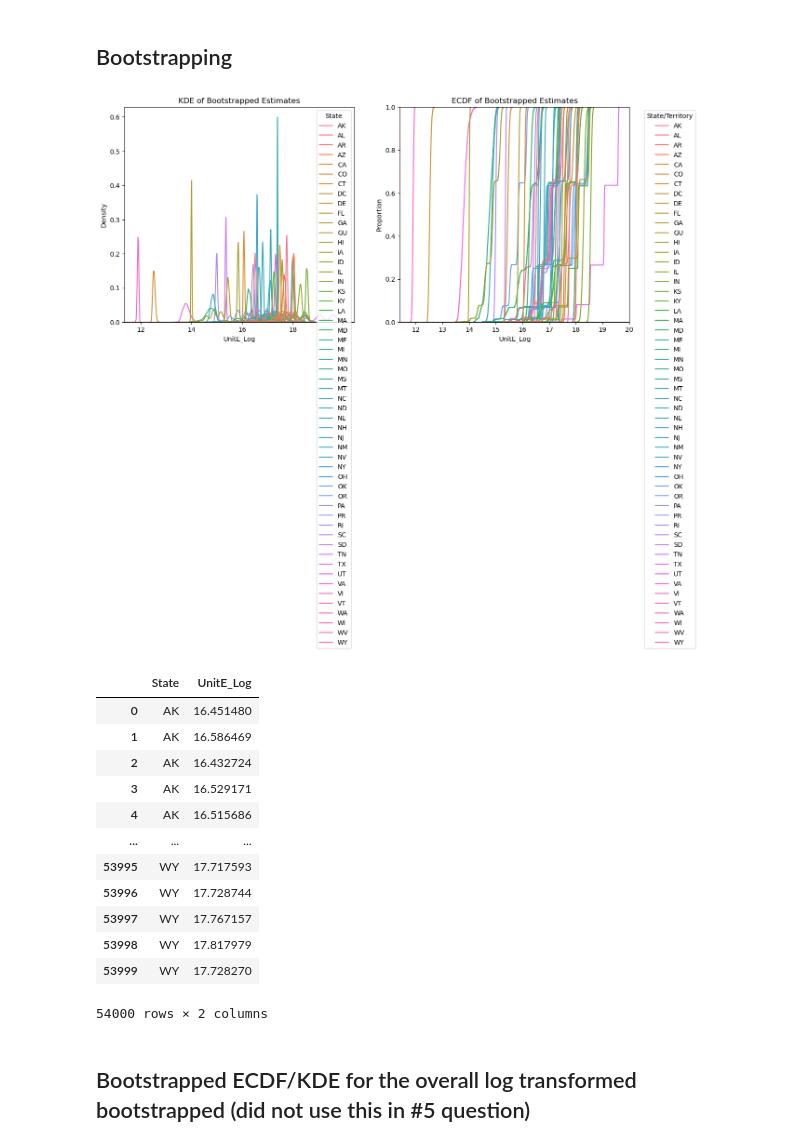
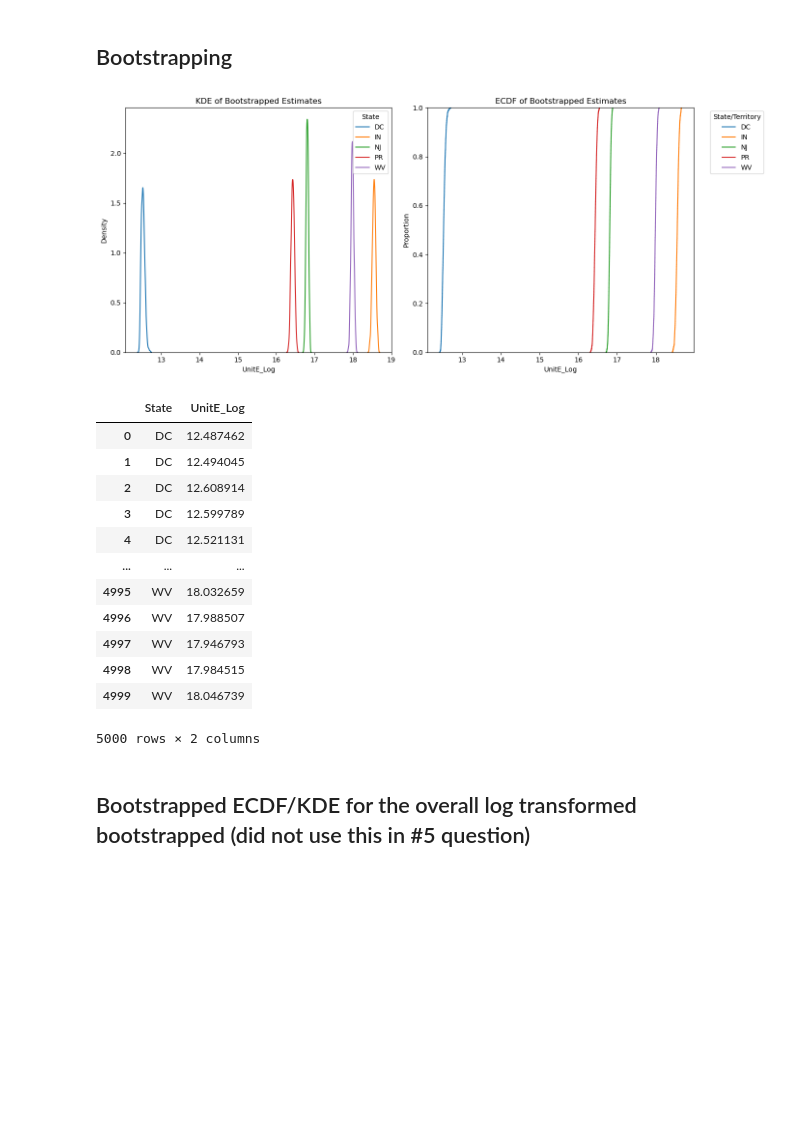
Before and after one commit to caroline-kranefuss/us_facilities_emissions, a Jupyter notebook: questions_3_4.ipynb, the cells around one changed output. Cells and saved outputs as stored; diff of their text form; code cells hidden in the pictures; blank space fills up the shorter version.

```diff
--- a/questions_3_4.ipynb
+++ b/questions_3_4.ipynb
@@ -364,22 +364,22 @@ def simulate_by_state(var, df, fcn, S=1000, plot=True):
     return df_boot
 # %%
 var = 'UnitE_Log'
-simulate_by_state(var, grouped_emissions, stat)
+simulate_by_state(var, selected_states, stat)
 # %% [output]
-[figure, old version]
+[figure, new version]
 |  | State | UnitE_Log |
-| 0 | AK | 16.451480 |
-| 1 | AK | 16.586469 |
-| 2 | AK | 16.432724 |
-| 3 | AK | 16.529171 |
-| 4 | AK | 16.515686 |
+| 0 | DC | 12.487462 |
+| 1 | DC | 12.494045 |
+| 2 | DC | 12.608914 |
+| 3 | DC | 12.599789 |
+| 4 | DC | 12.521131 |
 | ... | ... | ... |
-| 53995 | WY | 17.717593 |
-| 53996 | WY | 17.728744 |
-| 53997 | WY | 17.767157 |
-| 53998 | WY | 17.817979 |
-| 53999 | WY | 17.728270 |
+| 4995 | WV | 18.032659 |
+| 4996 | WV | 17.988507 |
+| 4997 | WV | 17.946793 |
+| 4998 | WV | 17.984515 |
+| 4999 | WV | 18.046739 |
-54000 rows × 2 columns
+5000 rows × 2 columns
 # %% [markdown]
 ## Bootstrapped ECDF/KDE for the overall log transformed bootstrapped (did not use this in #5 question)
 # %%
```
Also changed, not shown: parts of 1 cell of this notebook.
